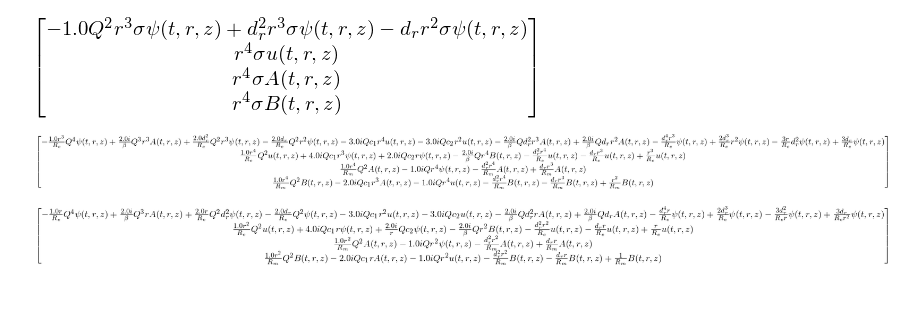
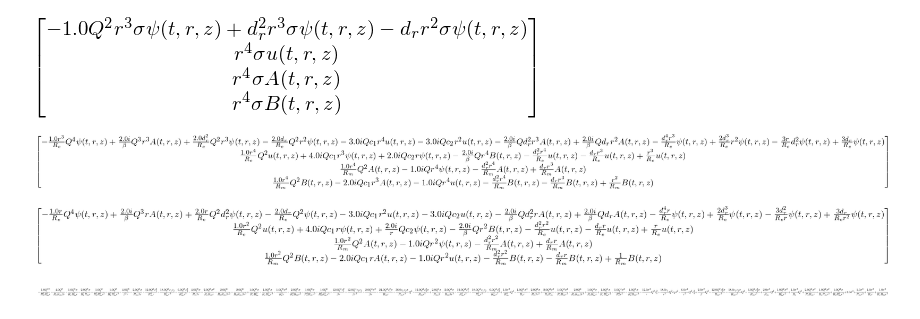
Before and after one commit to jsoishi/weakly_nonlinear_mri, a Jupyter notebook: python/widegap/wide_gap_eqns.ipynb, the cells around one changed output. Drawn from its saved outputs; the diff is of its cells as text; code cells hidden in the pictures; blank space fills up the shorter version.

```diff
--- a/python/widegap/wide_gap_eqns.ipynb
+++ b/python/widegap/wide_gap_eqns.ipynb
@@ -122,3 +122,16 @@ D
 (r**2*(-L*V).subs(dz, 1j*Q)).expand()
 # %% [output]
 [figure]
+# %%
+Identity_matrix = Matrix([[1, 0, 0, 0],
+             [0, 1, 0, 0],
+             [0, 0, 1, 0],
+             [0, 0, 0, 1]])
+# %%
+M = (L - sigma*Identity_matrix).subs(dz, 1j*Q)
+# %%
+nokr = M.subs(dr, 0)
+# %%
+nokr.det()
+# %% [output]
+[figure, added]
```
Also changed, not shown: parts of 1 cell of this notebook, 3 other files.
